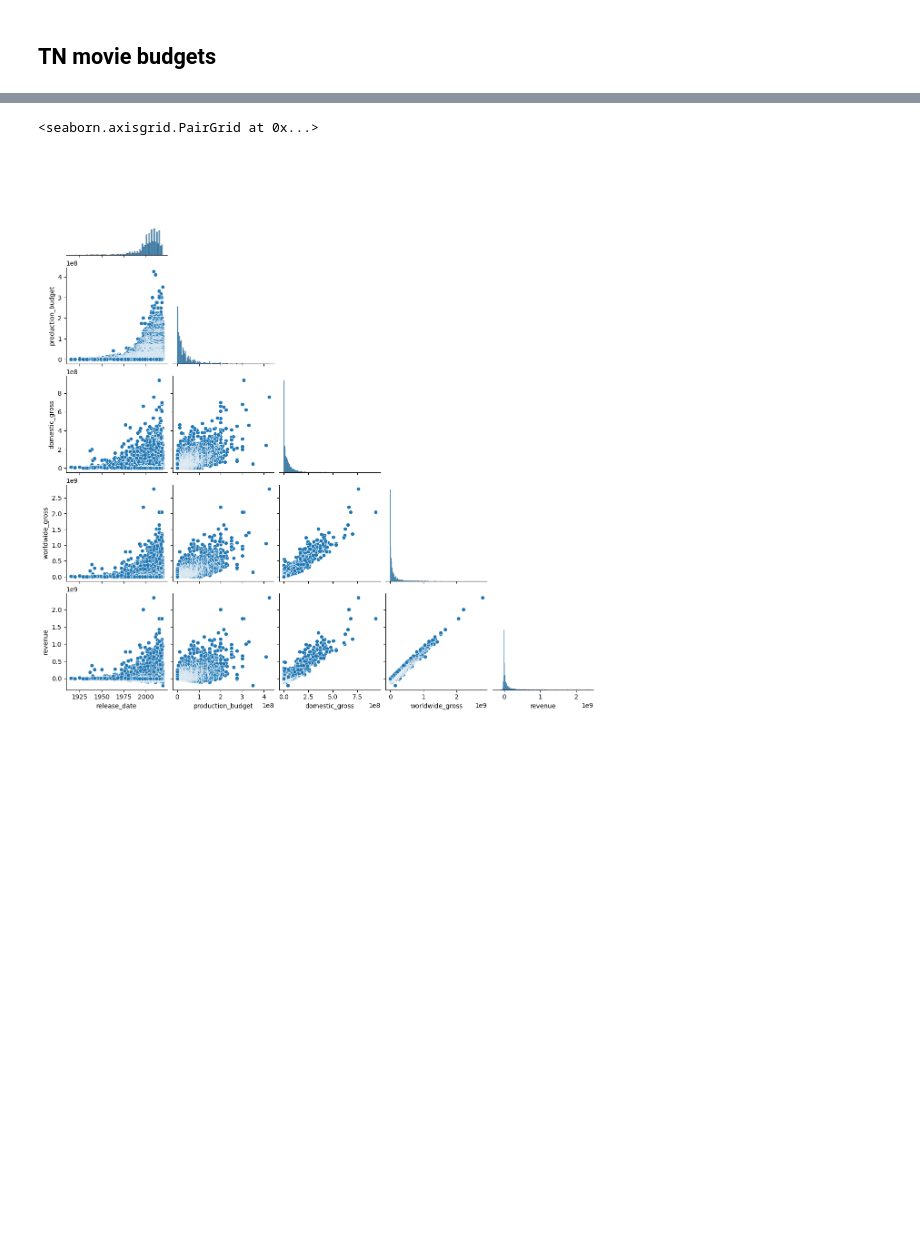
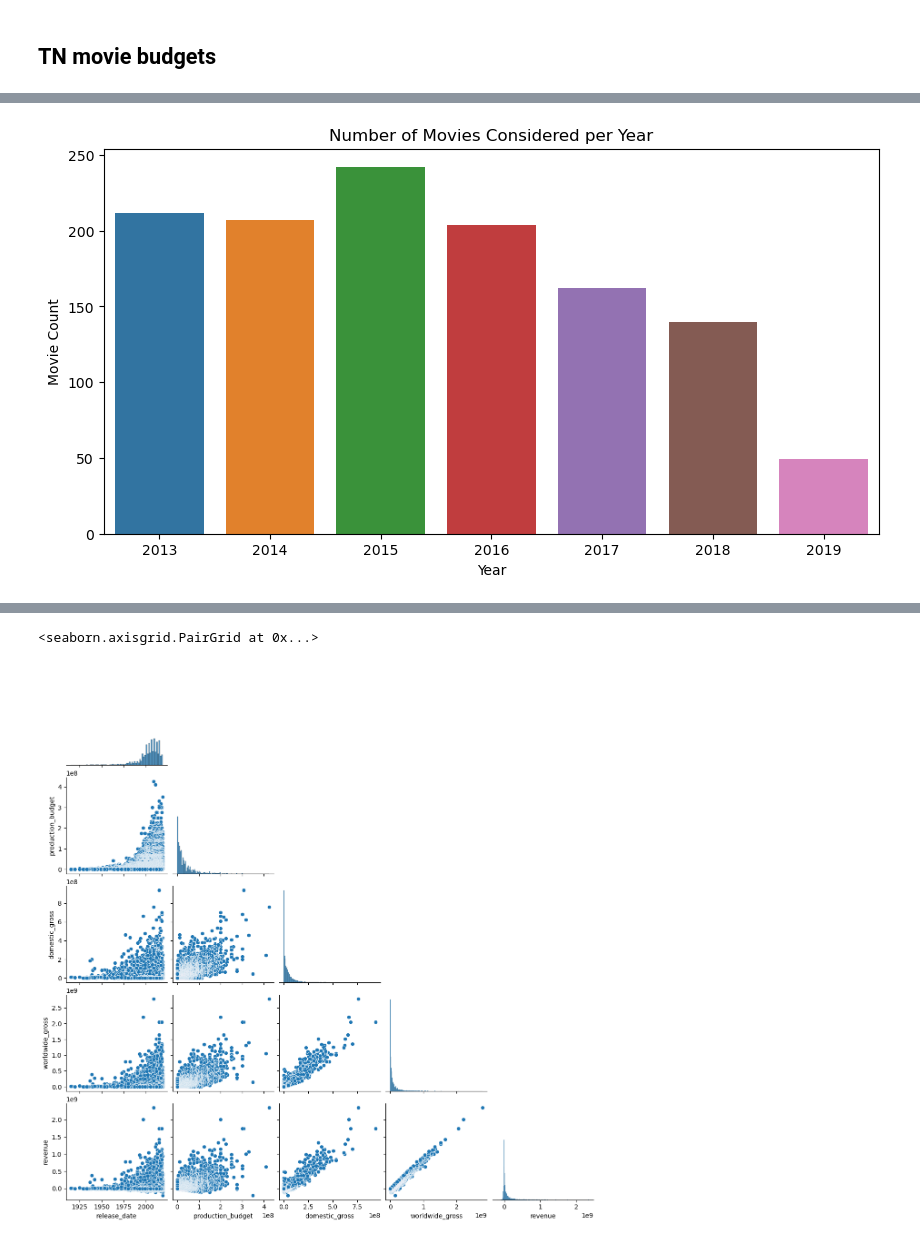
Before and after one commit to alexanderdaffara/Movies_Insights_EDA, a Jupyter notebook: Alex-Notebook.ipynb, the cells around one changed output, grey strips where cells are left out. Drawn from its saved outputs; the diff is of its cells as text; code cells hidden in the pictures; blank space fills up the shorter version.

Commit message:
added some graphs

```diff
--- a/Alex-Notebook.ipynb
+++ b/Alex-Notebook.ipynb
@@ -206,0 +155,23 @@ budgets_df = budgets_df.loc[budgets_df['worldwide_gross'] != 0]
+# %%
+budgets_df = pd.read_csv('data/tn.movie_budgets.csv')
+
+budgets_df.drop(columns=['id'], inplace=True)
+# convert dates and prices from strings to numbers
+budgets_df['release_year'] = budgets_df['release_date'].map(lambda x: int(x[-4:]))
+budgets_df['production_budget'] = budgets_df['production_budget'].map(lambda x: x.replace('$','').replace(',','')).astype(int)
+budgets_df['domestic_gross'] = budgets_df['domestic_gross'].map(lambda x: x.replace('$','').replace(',','')).astype(int)
+budgets_df['worldwide_gross'] = budgets_df['worldwide_gross'].map(lambda x: x.replace('$','').replace(',','')).astype(int)
+budgets_df['profit'] = budgets_df['worldwide_gross'] - budgets_df['production_budget']
+
+# drop rows with no worldwide gross
+budgets_df = budgets_df.loc[budgets_df['worldwide_gross'] != 0]
+
+# merge with imdb
+df_with_budgets = movie_basics_df.merge(budgets_df,
+                                     how='inner',
+                                     left_on=['primary_title','start_year'],
+                                     suffixes=['_imdb','_budgets'],
+                                     right_on=['movie','release_year'])
+
+# modern_budgets_df since 2013
+modern_budgets_df = budgets_df.loc[budgets_df['release_year'] >= 2013]
@@ -206,0 +215,10 @@ budgets_df = budgets_df.loc[budgets_df['worldwide_gross'] != 0]
+# %%
+fig, ax = plt.subplots(figsize=(10,5))
+data = modern_budgets_df.release_year.value_counts()
+sns.barplot(x = data.index,
+            y = data,
+            ax=ax,
+            errwidth=0).set(title='Number of Movies Considered per Year', ylabel='Movie Count', xlabel='Year')
+plt.show()
+# %% [output]
+[figure, added]
```
Also changed, not shown: parts of 30 cells of this notebook.
